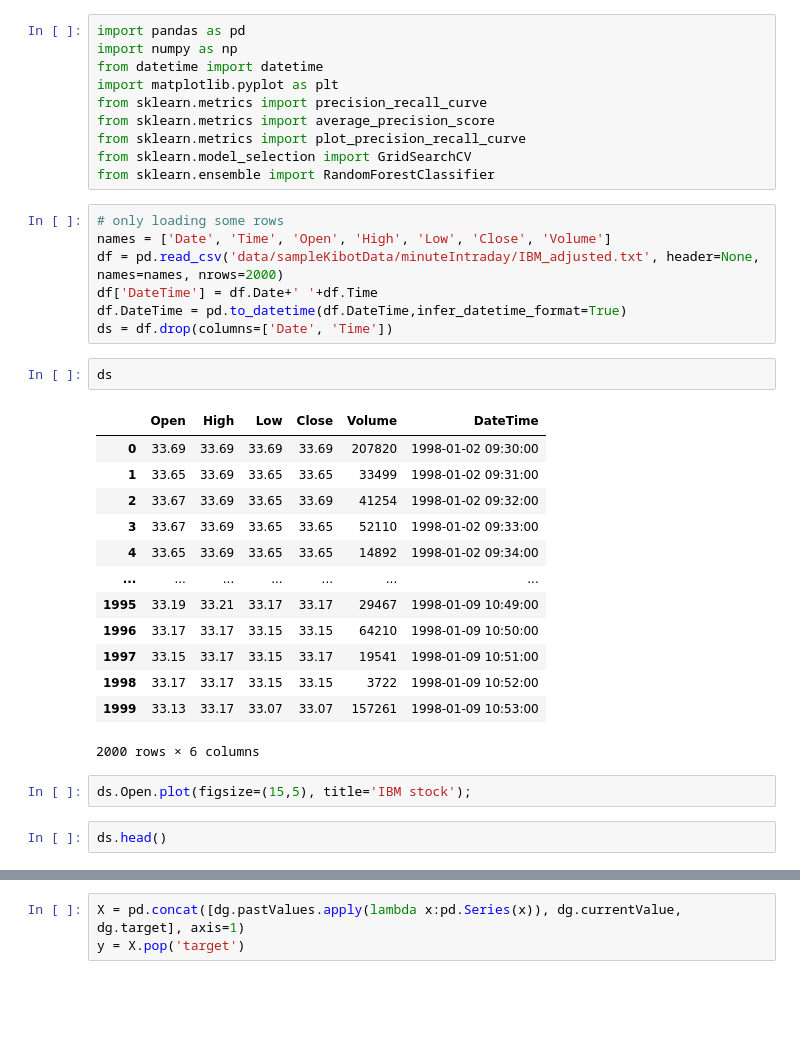
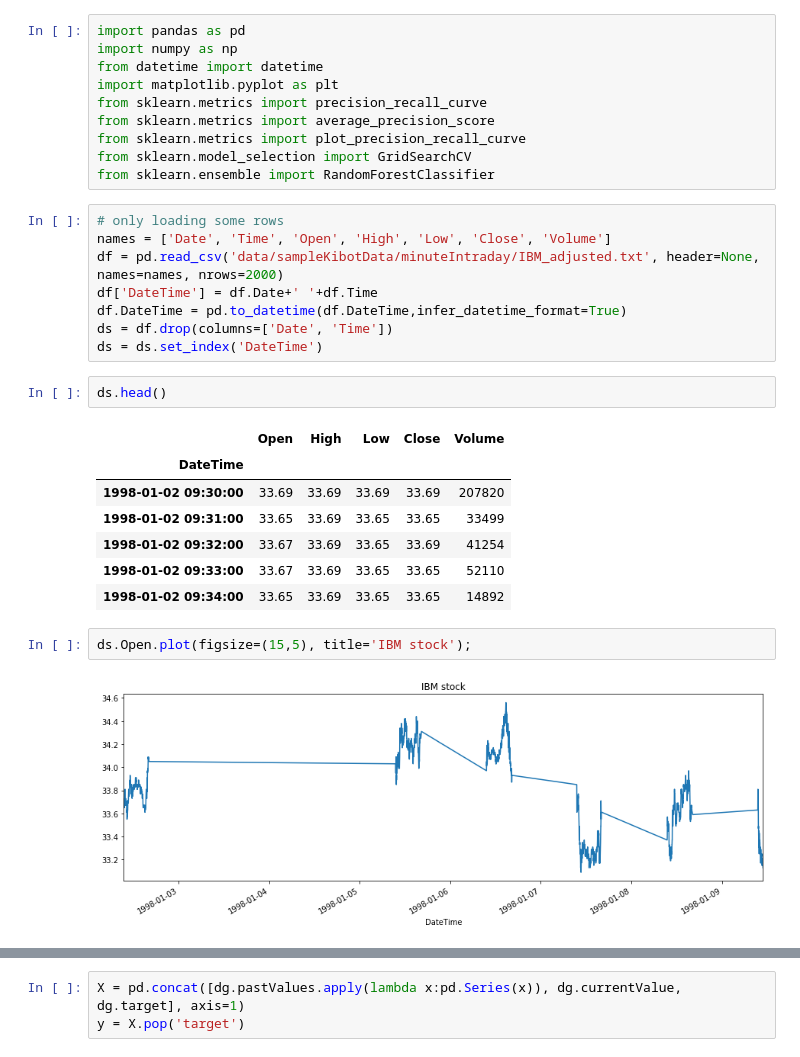
Before and after one commit to luisduque440/moneyManager, a Jupyter notebook: modeling/EDA_IBM_1min.ipynb, the cells around one changed output, grey strips where cells are left out. Drawn from its saved outputs; the diff is of its cells as text; blank space fills up the shorter version.

```diff
--- a/modeling/EDA_IBM_1min.ipynb
+++ b/modeling/EDA_IBM_1min.ipynb
@@ -57,24 +57,19 @@ df = pd.read_csv('data/sampleKibotData/minuteIntraday/IBM_adjusted.txt', header=
 df['DateTime'] = df.Date+' '+df.Time
 df.DateTime = pd.to_datetime(df.DateTime,infer_datetime_format=True)
 ds = df.drop(columns=['Date', 'Time'])
+ds = ds.set_index('DateTime')
 # %%
-ds
+ds.head()
 # %% [output]
-|  | Open | High | Low | Close | Volume | DateTime |
-| 0 | 33.69 | 33.69 | 33.69 | 33.69 | 207820 | 1998-01-02 09:30:00 |
-| 1 | 33.65 | 33.69 | 33.65 | 33.65 | 33499 | 1998-01-02 09:31:00 |
-| 2 | 33.67 | 33.69 | 33.65 | 33.69 | 41254 | 1998-01-02 09:32:00 |
-| 3 | 33.67 | 33.69 | 33.65 | 33.65 | 52110 | 1998-01-02 09:33:00 |
-| 4 | 33.65 | 33.69 | 33.65 | 33.65 | 14892 | 1998-01-02 09:34:00 |
-| ... | ... | ... | ... | ... | ... | ... |
-| 1995 | 33.19 | 33.21 | 33.17 | 33.17 | 29467 | 1998-01-09 10:49:00 |
-| 1996 | 33.17 | 33.17 | 33.15 | 33.15 | 64210 | 1998-01-09 10:50:00 |
-| 1997 | 33.15 | 33.17 | 33.15 | 33.17 | 19541 | 1998-01-09 10:51:00 |
-| 1998 | 33.17 | 33.17 | 33.15 | 33.15 | 3722 | 1998-01-09 10:52:00 |
-| 1999 | 33.13 | 33.17 | 33.07 | 33.07 | 157261 | 1998-01-09 10:53:00 |
+|  | Open | High | Low | Close | Volume |
+| DateTime |  |  |  |  |  |
+| 1998-01-02 09:30:00 | 33.69 | 33.69 | 33.69 | 33.69 | 207820 |
+| 1998-01-02 09:31:00 | 33.65 | 33.69 | 33.65 | 33.65 | 33499 |
+| 1998-01-02 09:32:00 | 33.67 | 33.69 | 33.65 | 33.69 | 41254 |
+| 1998-01-02 09:33:00 | 33.67 | 33.69 | 33.65 | 33.65 | 52110 |
+| 1998-01-02 09:34:00 | 33.65 | 33.69 | 33.65 | 33.65 | 14892 |
-2000 rows × 6 columns
 # %%
 ds.Open.plot(figsize=(15,5), title='IBM stock');
+# %% [output]
+[figure, added]
-# %%
-ds.head()
 # %%
```
Also changed, not shown: parts of 14 cells of this notebook, 1 other file.
